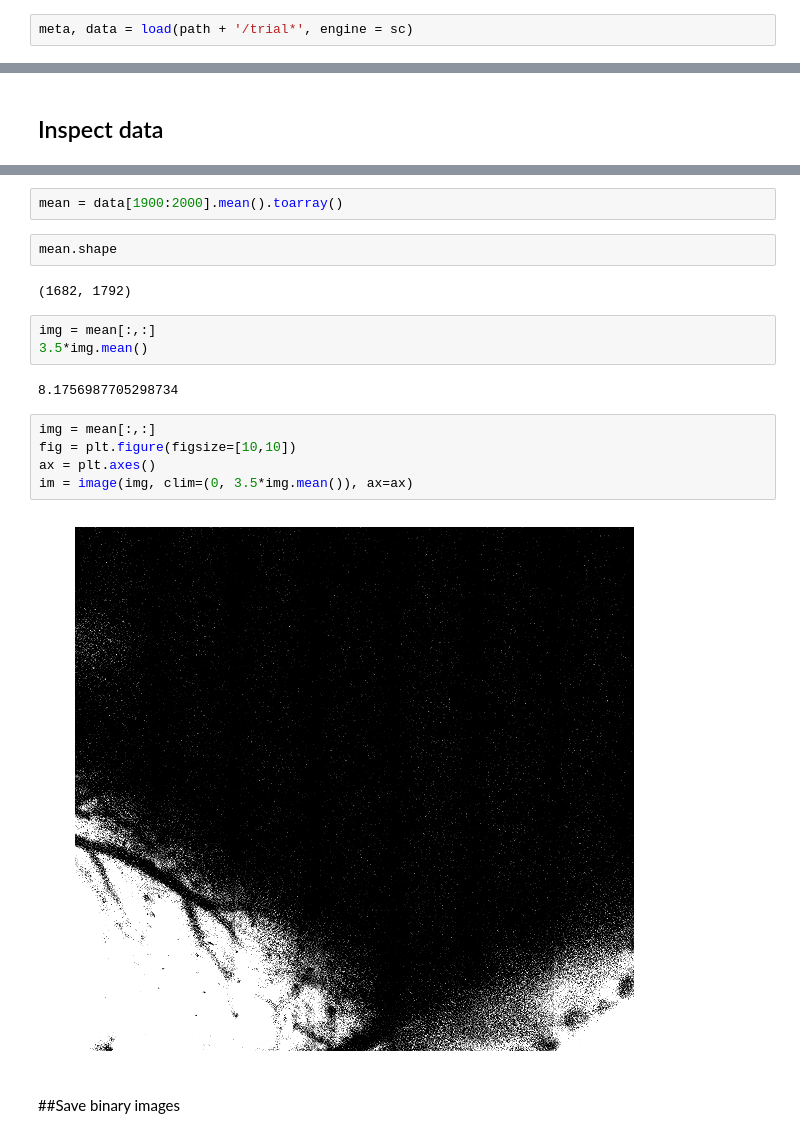
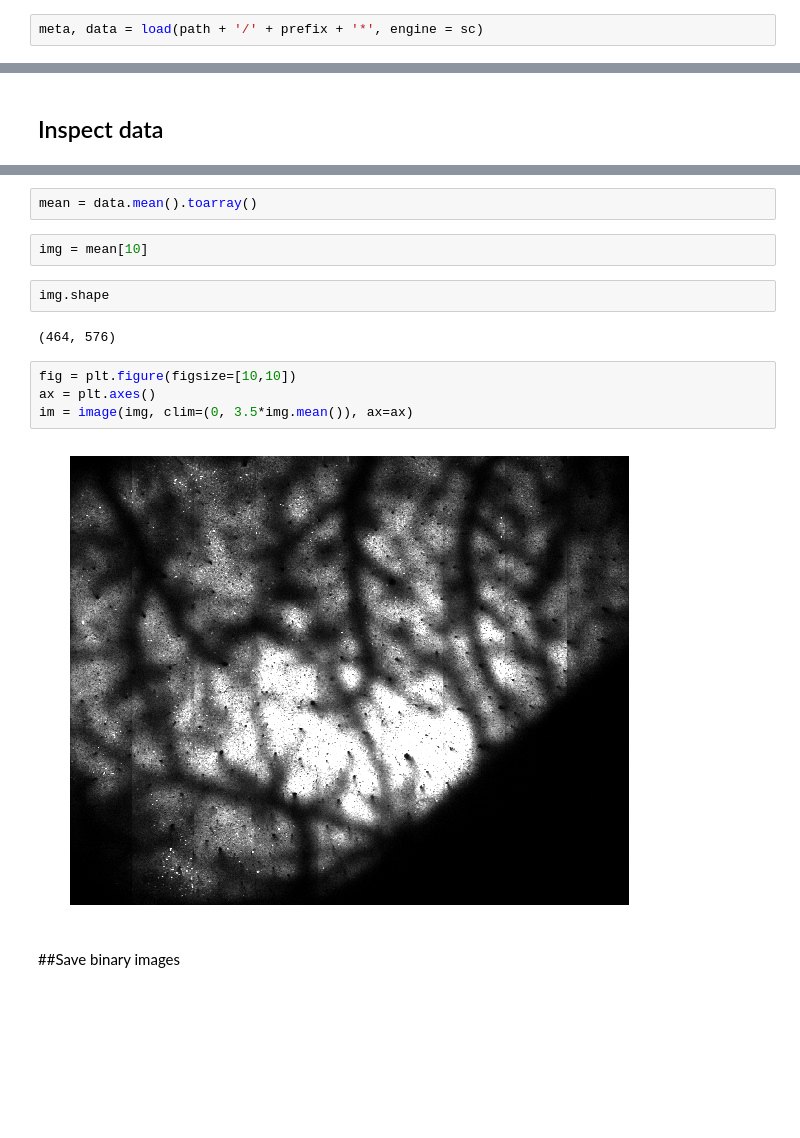
Before and after one commit to sofroniewn/2P-RAM-pipeline, a Jupyter notebook: notebooks/preprocess-images.ipynb, the cells around one changed output, grey strips where cells are left out. Drawn from its saved outputs; the diff is of its cells as text; blank space fills up the shorter version.

```diff
--- a/notebooks/preprocess-images.ipynb
+++ b/notebooks/preprocess-images.ipynb
@@ -172,5 +177,5 @@ True
 # %%
-meta, data = load(path + '/trial*', engine = sc)
+meta, data = load(path + '/' + prefix + '*', engine = sc)
 # %%
 data
 # %% [output]
@@ -204,21 +208,17 @@ shape: (2799, 1682, 1792)
 # %%
-mean = data[1900:2000].mean().toarray()
+mean = data.mean().toarray()
+# %%
+img = mean[10]
 # %%
-mean.shape
+img.shape
 # %% [output]
-(1682, 1792)
+(464, 576)
-# %%
-img = mean[:,:]
-3.5*img.mean()
-# %% [output]
-8.1756987705298734
 # %%
-img = mean[:,:]
 fig = plt.figure(figsize=[10,10])
 ax = plt.axes()
 im = image(img, clim=(0, 3.5*img.mean()), ax=ax)
 # %% [output]
-[figure, old version]
+[figure, new version]
 # %% [markdown]
 ##Save binary images
 # %%
```
Also changed, not shown: parts of 12 cells of this notebook, 4 other files.
